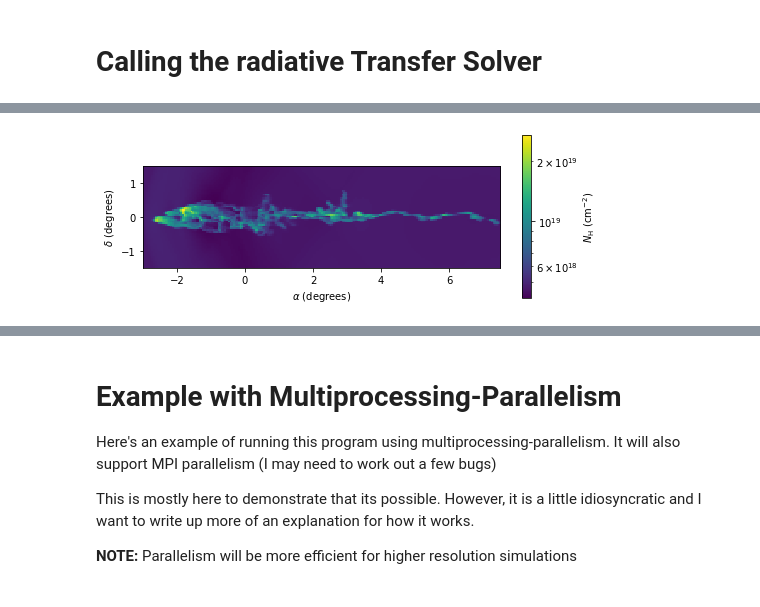
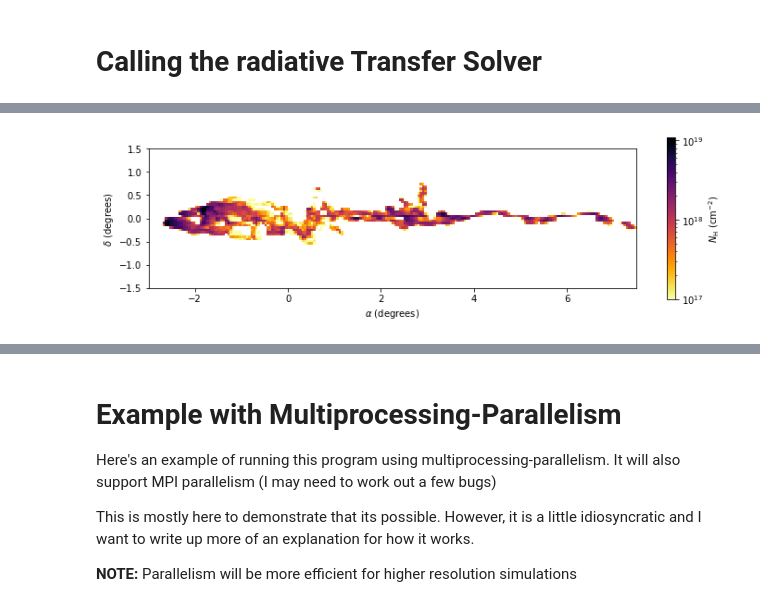
Before and after one commit to mabruzzo/gasimage, a Jupyter notebook: misc/BasicTutorial.ipynb, the cells around one changed output, grey strips where cells are left out. Saved outputs shown, nothing was run; the diff lists cells and outputs as text; code cells hidden in the pictures.

```diff
--- a/misc/BasicTutorial.ipynb
+++ b/misc/BasicTutorial.ipynb
@@ -346,36 +391,38 @@ write_to_fits(fname = './tutorial_result.fits', ppv_Tb = ppv_Tb,
 # for the sake of visualizing the result, here we plot a moment0-map
 # (which effectively gives column density of Hydrogen)
 #
 # NOTE: to make comparisons with observations, we need to degrade
 #       the image. I've got some scripts that can help you do that!
 
 from matplotlib.colors import LogNorm
 
 def crude_moment0_map(ppv_Tb, v_channels):
     # this comes from Yong's script. I wasn't super careful here copying over...
 
     k2cm2 = 1.823e18  # from K km/s to cm-2. Can be found in the ISM book, Draine 2004
     delv = np.mean(np.diff(v_channels))
     colden = (ppv_Tb*delv).sum(0)
     return (colden.to('K*km/s').v *k2cm2) / unyt.cm**2
 
-def plot_crud_moment0(ppv_Tb, v_channels):
+def plot_crud_moment0(ppv_Tb, v_channels, vmin = None, vmax = None):
 
     moment0 = crude_moment0_map(ppv_Tb, v_channels)
-    fig,ax = plt.subplots(1,1, figsize = (8,3))
+    fig,ax = plt.subplots(1,1, figsize = (10,3))
     im = ax.imshow(
-        moment0.v, norm = LogNorm(),
+        moment0.v, norm = LogNorm(vmin = vmin, vmax = vmax),
         extent = [my_sky_longitude_arr_deg.min(),
                   my_sky_longitude_arr_deg.max(),
                   my_sky_delta_latitude_arr_deg.min(),
                   my_sky_delta_latitude_arr_deg.max()],
-        interpolation = 'none'
+        interpolation = 'none',
+        cmap = 'inferno_r'
     )
 
     plt.colorbar(im, ax = ax,
                  label = r'$N_{\rm H}$ (${\rm cm^{-2}}$)')
     ax.set_xlabel(r'$\alpha$ (degrees)')
     ax.set_ylabel(r'$\delta$ (degrees)')
-plot_crud_moment0(ppv_Tb, v_channels)
+    fig.tight_layout()
+plot_crud_moment0(ppv_Tb, v_channels, vmin = 1e17)
 # %% [output]
-[figure, old version]
+[figure, new version]
```
Also changed, not shown: parts of 13 cells of this notebook, 2 other files.
